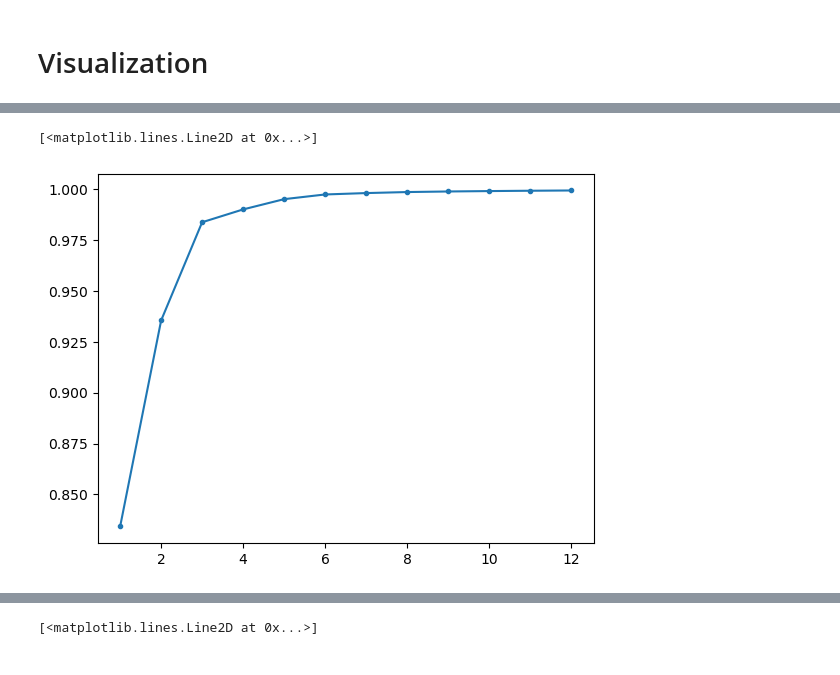
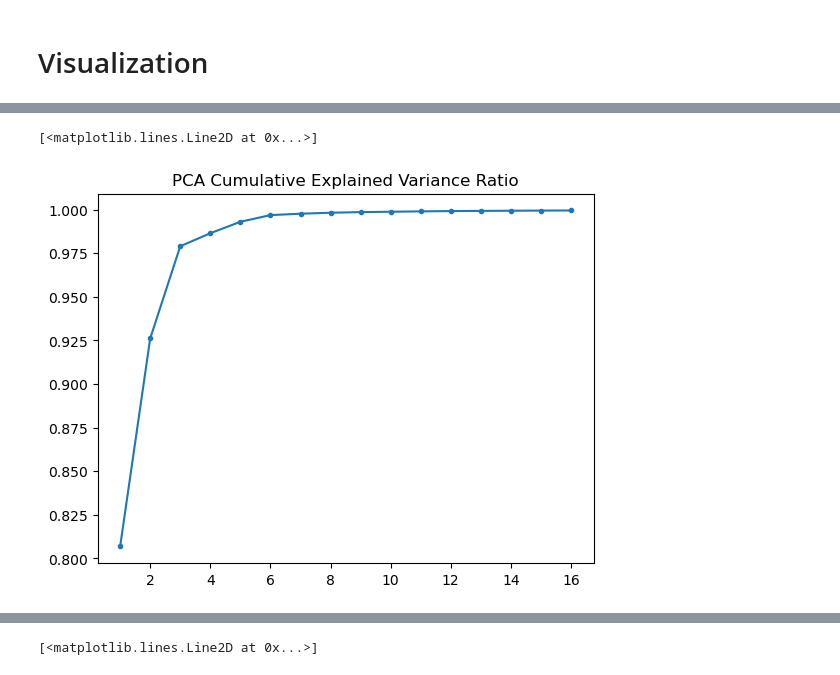
Before and after one commit to DannyCollinson/EMIT-ECOSTRESS, a Jupyter notebook: data_prep/PCA.ipynb, the cells around one changed output, grey strips where cells are left out. Cells and saved outputs as stored; diff of their text form; code cells hidden in the pictures.

```diff
--- a/data_prep/PCA.ipynb
+++ b/data_prep/PCA.ipynb
@@ -23,14 +23,14 @@ for split_num in range(20):
     num = "0"*(2-len(str(split_num))) + str(split_num)
     ref.append(
         pickle_load(
-            f'Data\\Split_Data_2\\List_Data\\reflectance_{num}_list.pkl'
+            f'Data\\Split_Data_3\\List_Data\\reflectance_{num}_list.pkl'
         )
     )
     lens.append(ref[-1].shape[0])
 ref = np.concatenate(ref, axis=0)
 centers = ref.mean(axis=0)
-# pickle_save(centers, 'Data\\Split_Data_2\\Full_PCA\\channel_centers.pkl')
-pickle_save(centers, 'Data\\Split_Data_2\\KPCA\\Sigmoid\\channel_centers.pkl')
+pickle_save(centers, 'Data\\Split_Data_3\\Full_PCA\\channel_centers.pkl')
+# pickle_save(centers, 'Data\\Split_Data_3\\KPCA\\Sigmoid\\channel_centers.pkl')
 # %%
 pca = PCA(n_components=ref.shape[1], whiten=True)
 ref_pca = pca.fit_transform(ref)
@@ -81,11 +103,13 @@ for split_num in range(20):
 # %%
-plt.plot(
-    [i for i in range(1, len(pca.explained_variance_ratio_) + 1)][:12],
+fig, ax = plt.subplots()
+ax.set_title('PCA Cumulative Explained Variance Ratio')
+ax.plot(
+    [i for i in range(1, len(pca.explained_variance_ratio_) + 1)][:16],
     [sum(pca.explained_variance_ratio_[:i])
         for i in range(1, len(pca.explained_variance_ratio_) + 1)
-    ][:12],
+    ][:16],
     marker='.'
 )
 # %% [output]
 [<matplotlib.lines.Line2D at 0x...>]
-[figure, old version]
+[figure, new version]
```
Also changed, not shown: parts of 8 cells of this notebook, 3 other files.
